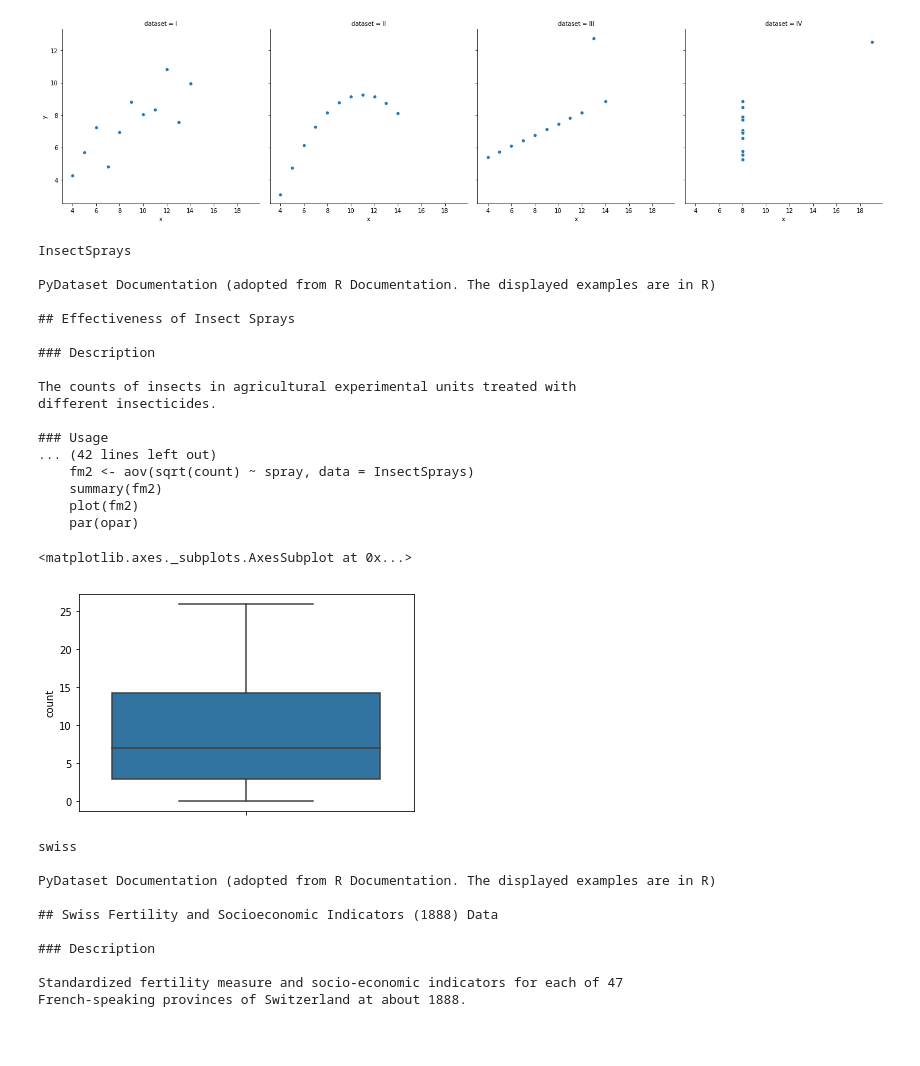
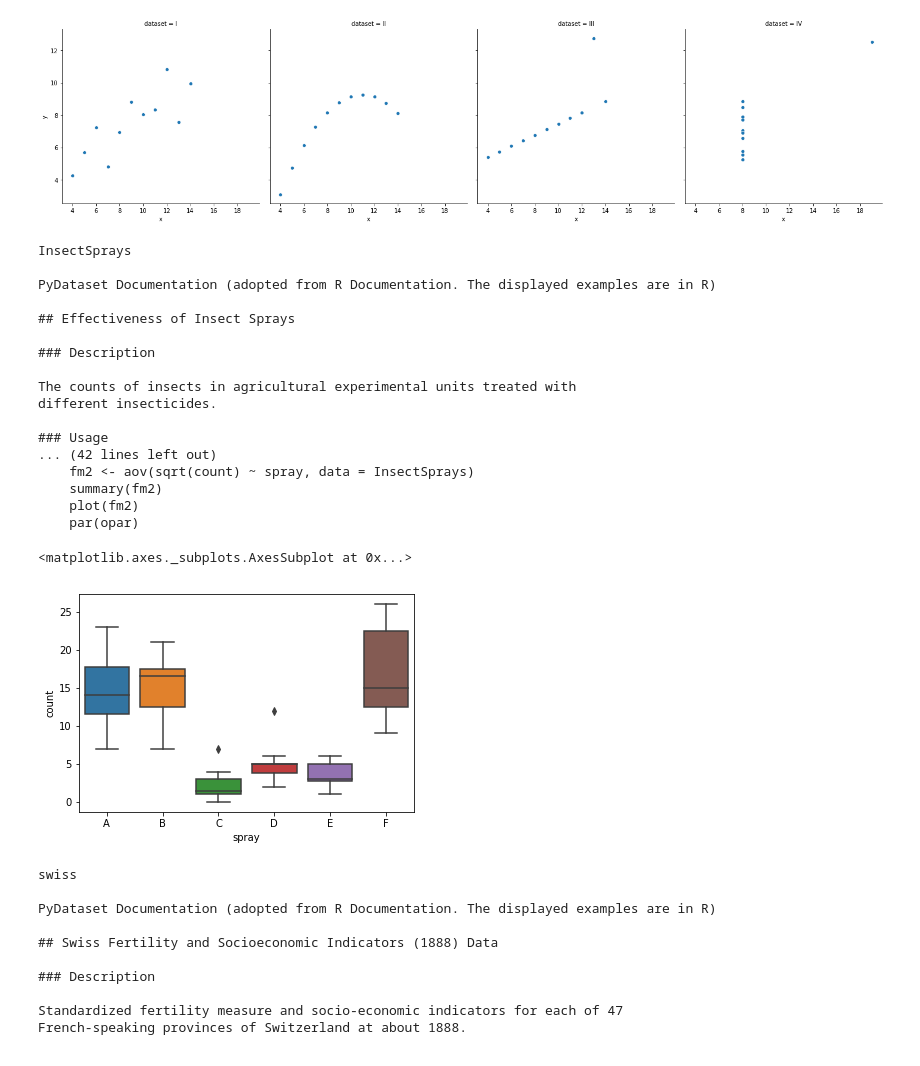
Before and after one commit to ecdedios/python-exercises, a Jupyter notebook: 4.9_seaborn_exercises.py.ipynb, the cells around one changed output. Cells and saved outputs as stored; diff of their text form; code cells hidden in the pictures.

```diff
--- a/4.9_seaborn_exercises.py.ipynb
+++ b/4.9_seaborn_exercises.py.ipynb
@@ -63,32 +63,32 @@ dtype: object
 # %%
 # 2. Load the InsectSprays dataset and read it's documentation. Create a boxplot that shows the
 # effectiveness of the different insect sprays.
 from pydataset import data
 
 insect_sprays = data('InsectSprays') # load the dataset and store it in a variable
 data('InsectSprays', show_doc=True) # view the documentation for the dataset
 
-sns.boxplot(data=insect_sprays, y='count')
+sns.boxplot(data=insect_sprays, x='spray', y='count')
 # %% [output]
 InsectSprays
 
 PyDataset Documentation (adopted from R Documentation. The displayed examples are in R)
 
 ## Effectiveness of Insect Sprays
 
 ### Description
 
 The counts of insects in agricultural experimental units treated with
 different insecticides.
 
 ### Usage
 ... (42 lines left out)
     fm2 <- aov(sqrt(count) ~ spray, data = InsectSprays)
     summary(fm2)
     plot(fm2)
     par(opar)
 <matplotlib.axes._subplots.AxesSubplot at 0x...>
-[figure, old version]
+[figure, new version]
 # %%
 # 3. Load the swiss dataset and read it's documentation. Create visualizations to
 # answer the following questions:
```
Also changed, not shown: parts of 2 cells of this notebook, 1 other file.
